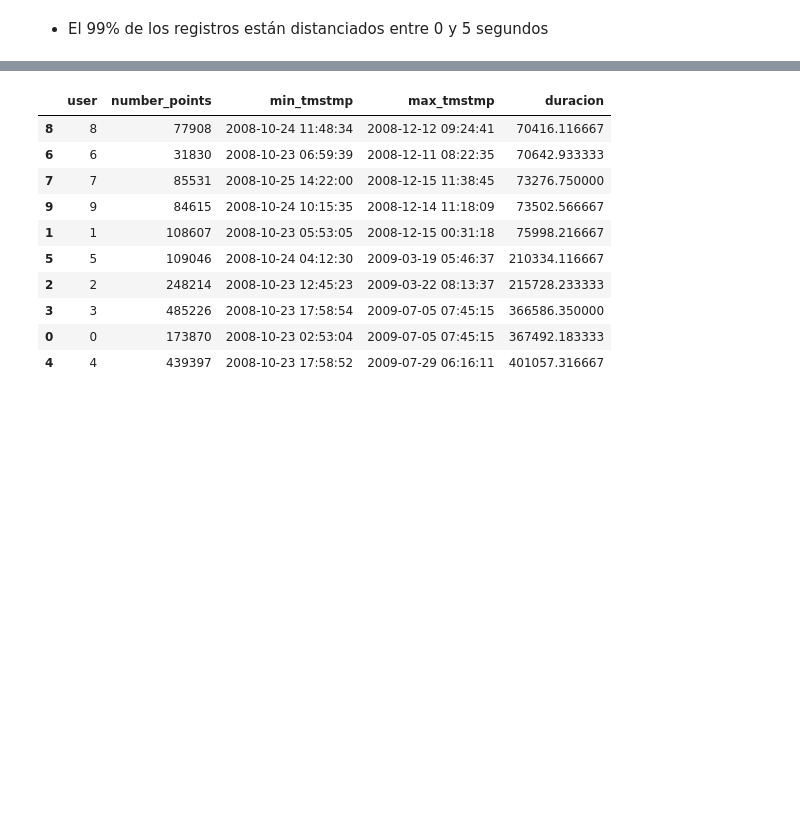
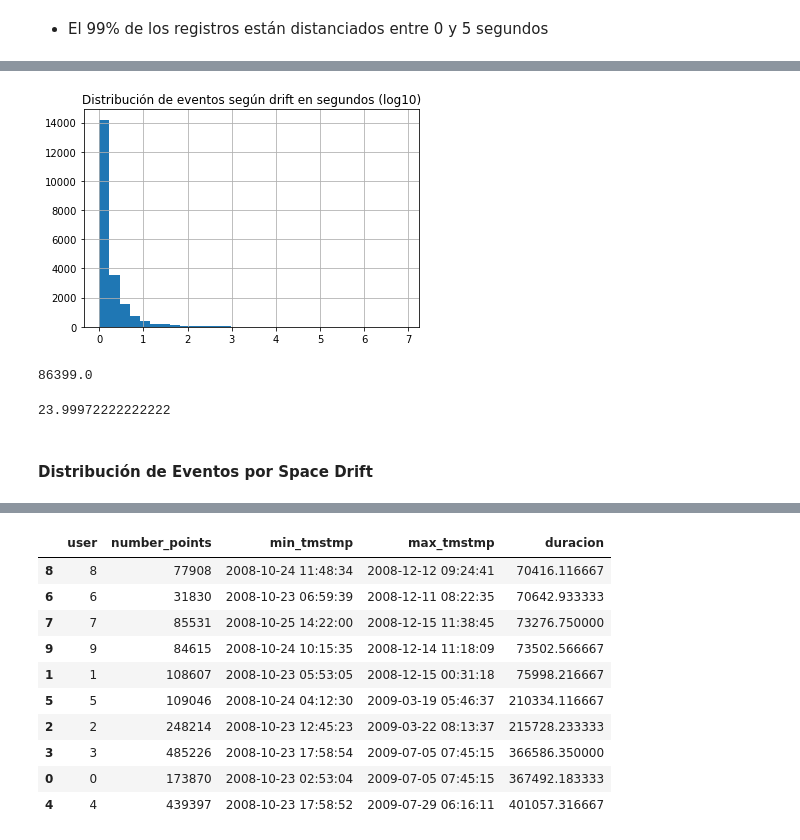
Before and after one commit to GabrielPila/skmob_mmc_mobility, a Jupyter notebook: notebooks/00.6_GeoLife_EDA.ipynb, the cells around one changed output, grey strips where cells are left out. Drawn from its saved outputs; the diff is of its cells as text; code cells hidden in the pictures; blank space fills up the shorter version.

```diff
--- a/notebooks/00.6_GeoLife_EDA.ipynb
+++ b/notebooks/00.6_GeoLife_EDA.ipynb
@@ -328,0 +128,4 @@ data['distance_to_last_km'].mean()
+# %%
+# Distribución de número de eventos
+serie_seconds_events = data['seconds_diff'].value_counts()
+serie_seconds_events_log = np.log10(serie_seconds_events)
@@ -328,0 +167,17 @@ data['distance_to_last_km'].mean()
+# %%
+serie_seconds_events_log.hist(bins=30)
+plt.title('Distribución de eventos según drift en segundos (log10)');
+# %% [output]
+[figure, added]
+# %%
+# Máximo drift en segundos
+np.max(serie_seconds_events.index)
+# %% [output]
+86399.0
+# %%
+# El máximo drift por usuario es de 1 día
+86399.0/3600
+# %% [output]
+23.99972222222222
+# %% [markdown]
+#### Distribución de Eventos por Space Drift
```
Also changed, not shown: parts of 69 cells of this notebook.
